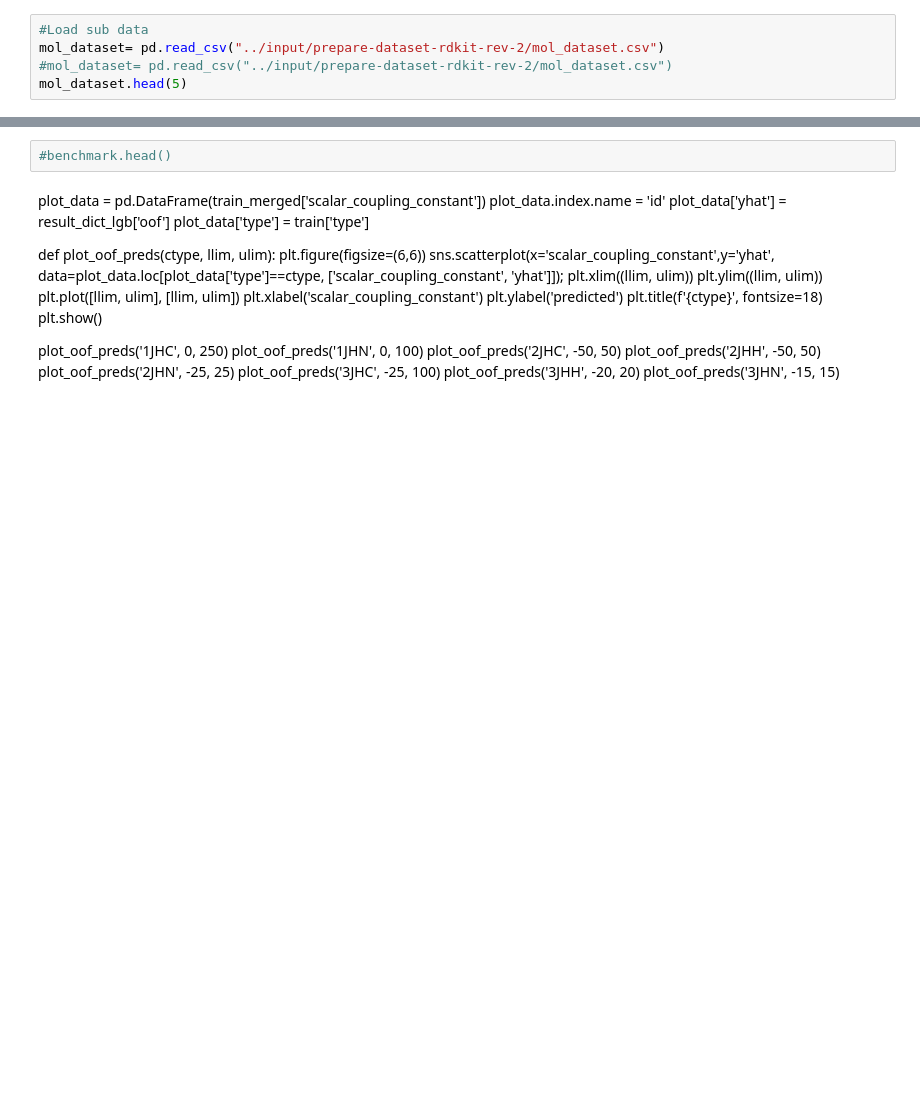
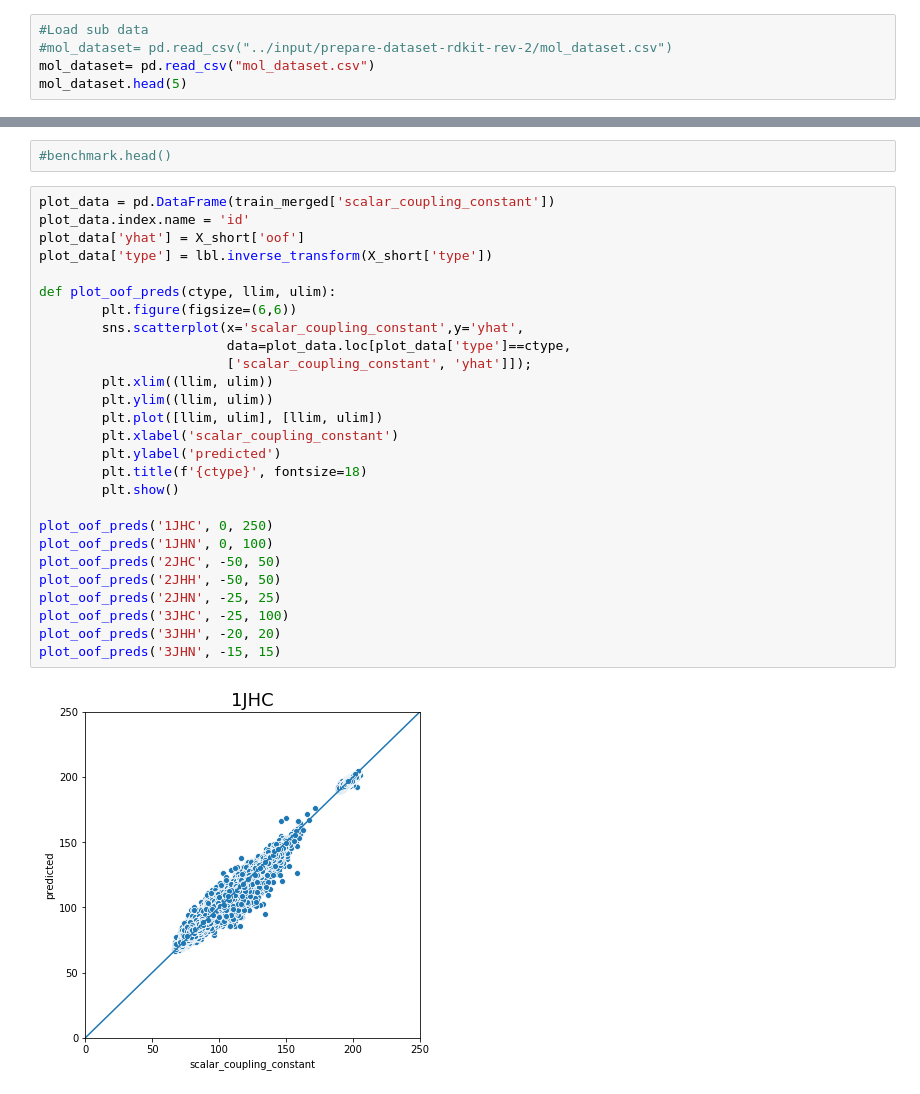
Before and after one commit to To-Hasegawa/Kaggle, a Jupyter notebook: Predicting Molecular Properties/LightGBM_using_new_features_rev.2.ipynb, the cells around one changed output, grey strips where cells are left out. Cells and saved outputs as stored; diff of their text form; blank space fills up the shorter version.

```diff
--- a/Predicting Molecular Properties/LightGBM_using_new_features_rev.2.ipynb
+++ b/Predicting Molecular Properties/LightGBM_using_new_features_rev.2.ipynb
@@ -10,7 +8,7 @@ print(os.listdir("../input"))
 # %%
 #Load sub data
-mol_dataset= pd.read_csv("../input/prepare-dataset-rdkit-rev-2/mol_dataset.csv")
 #mol_dataset= pd.read_csv("../input/prepare-dataset-rdkit-rev-2/mol_dataset.csv")
+mol_dataset= pd.read_csv("mol_dataset.csv")
 mol_dataset.head(5)
 # %% [output]
 |  | molecule_name | mol_data | smiles | 0 | 1 | 2 | 3 | 4 | 5 | 6 | ... |
@@ -800,30 +917,32 @@ sub['scalar_coupling_constant'] = X_short_test['prediction']
 sub.to_csv('LightGBM_190720.csv', index=False)
 # %%
 #benchmark.head()
-# %% [markdown]
-plot_data = pd.DataFrame(train_merged['scalar_coupling_constant'])
-plot_data.index.name = 'id'
-plot_data['yhat'] = result_dict_lgb['oof']
-plot_data['type'] = train['type']
-
-def plot_oof_preds(ctype, llim, ulim):
-        plt.figure(figsize=(6,6))
-        sns.scatterplot(x='scalar_coupling_constant',y='yhat',
-                        data=plot_data.loc[plot_data['type']==ctype,
-                        ['scalar_coupling_constant', 'yhat']]);
-        plt.xlim((llim, ulim))
-        plt.ylim((llim, ulim))
-        plt.plot([llim, ulim], [llim, ulim])
-        plt.xlabel('scalar_coupling_constant')
-        plt.ylabel('predicted')
-        plt.title(f'{ctype}', fontsize=18)
-        plt.show()
-
-plot_oof_preds('1JHC', 0, 250)
-plot_oof_preds('1JHN', 0, 100)
-plot_oof_preds('2JHC', -50, 50)
-plot_oof_preds('2JHH', -50, 50)
-plot_oof_preds('2JHN', -25, 25)
-plot_oof_preds('3JHC', -25, 100)
-plot_oof_preds('3JHH', -20, 20)
-plot_oof_preds('3JHN', -15, 15)
+# %%
+plot_data = pd.DataFrame(train_merged['scalar_coupling_constant'])
+plot_data.index.name = 'id'
+plot_data['yhat'] = X_short['oof']
+plot_data['type'] = lbl.inverse_transform(X_short['type'])
+
+def plot_oof_preds(ctype, llim, ulim):
+        plt.figure(figsize=(6,6))
+        sns.scatterplot(x='scalar_coupling_constant',y='yhat',
+                        data=plot_data.loc[plot_data['type']==ctype,
+                        ['scalar_coupling_constant', 'yhat']]);
+        plt.xlim((llim, ulim))
+        plt.ylim((llim, ulim))
+        plt.plot([llim, ulim], [llim, ulim])
+        plt.xlabel('scalar_coupling_constant')
+        plt.ylabel('predicted')
+        plt.title(f'{ctype}', fontsize=18)
+        plt.show()
+
+plot_oof_preds('1JHC', 0, 250)
+plot_oof_preds('1JHN', 0, 100)
+plot_oof_preds('2JHC', -50, 50)
+plot_oof_preds('2JHH', -50, 50)
+plot_oof_preds('2JHN', -25, 25)
+plot_oof_preds('3JHC', -25, 100)
+plot_oof_preds('3JHH', -20, 20)
+plot_oof_preds('3JHN', -15, 15)
+# %% [output]
+[figure, added]
```
Also changed, not shown: parts of 23 cells of this notebook.
